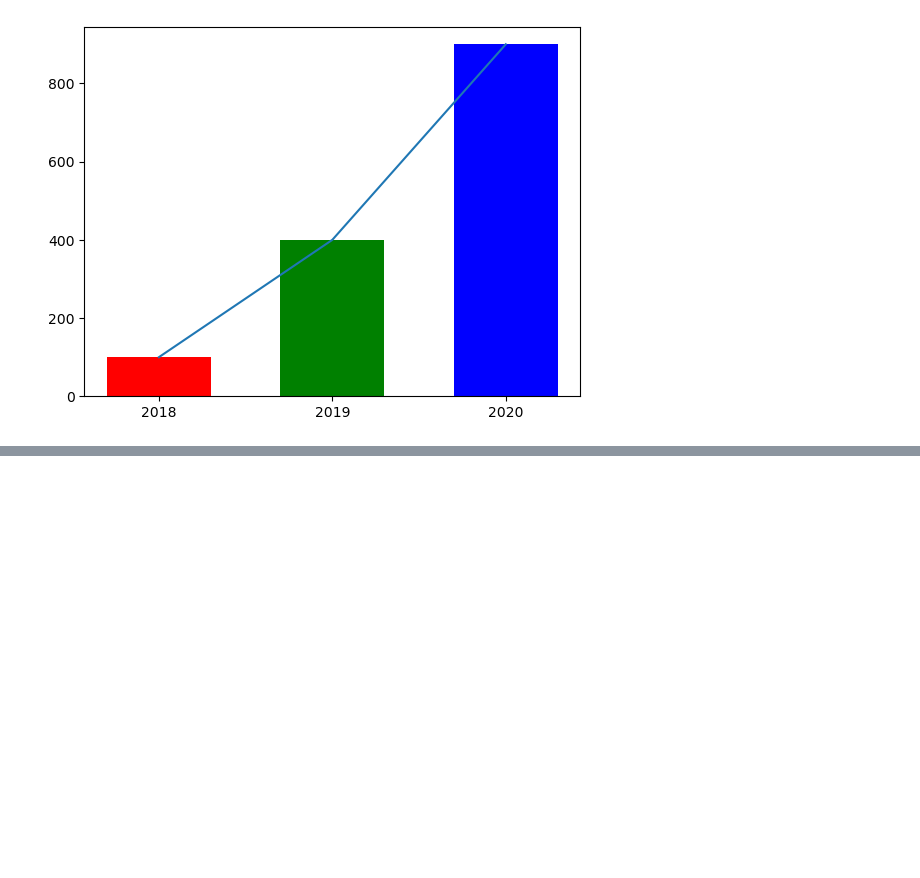
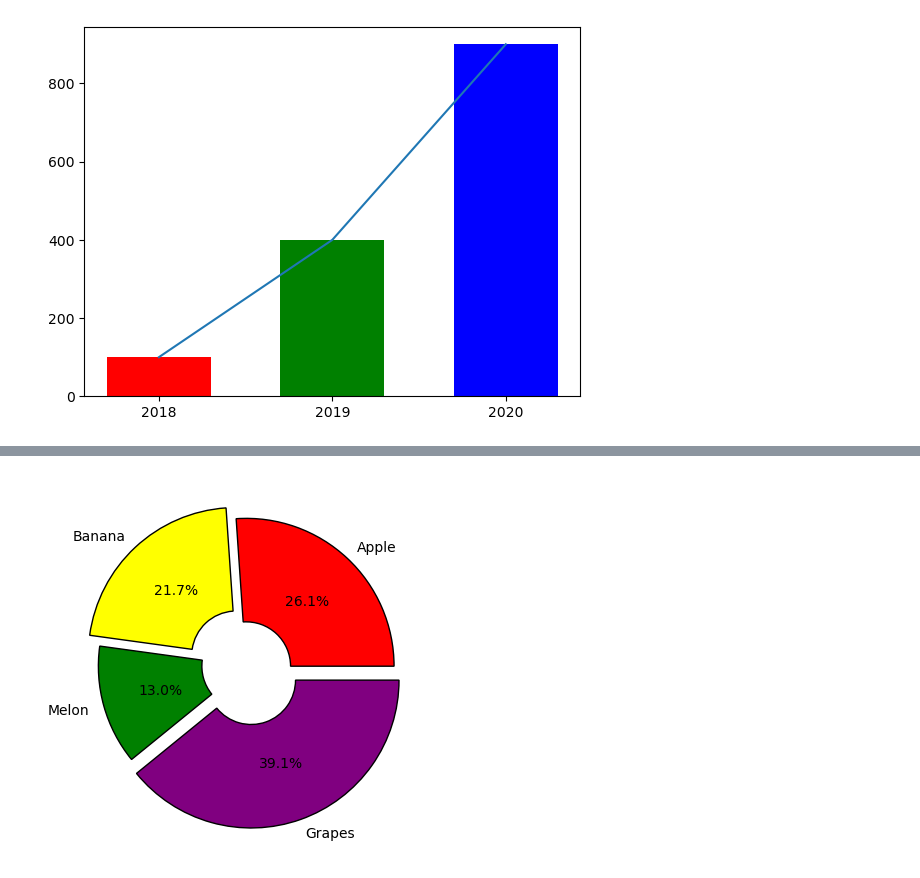
Before and after one commit to koi154/koi154, a Jupyter notebook: 241218.ipynb, the cells around one changed output, grey strips where cells are left out. Drawn from its saved outputs; the diff is of its cells as text; code cells hidden in the pictures; blank space fills up the shorter version.

```diff
--- a/241218.ipynb
+++ b/241218.ipynb
@@ -55,0 +90,9 @@ plt.show()
+# %%
+ratio = [24,20,12,36]
+labels = ['Apple', 'Banana', 'Melon', 'Grapes']
+wedgeprops={'width':0.7, 'edgecolor' : 'k', 'linewidth':1}
+
+plt.pie(ratio, labels=labels, autopct='%.1f%%', explode=[0,0.1,0,0.1], colors=['red', 'yellow', 'green','purple'], wedgeprops=wedgeprops )
+plt.show()
+# %% [output]
+[figure, added]
```
Also changed, not shown: parts of 18 cells of this notebook, 10 other files.
